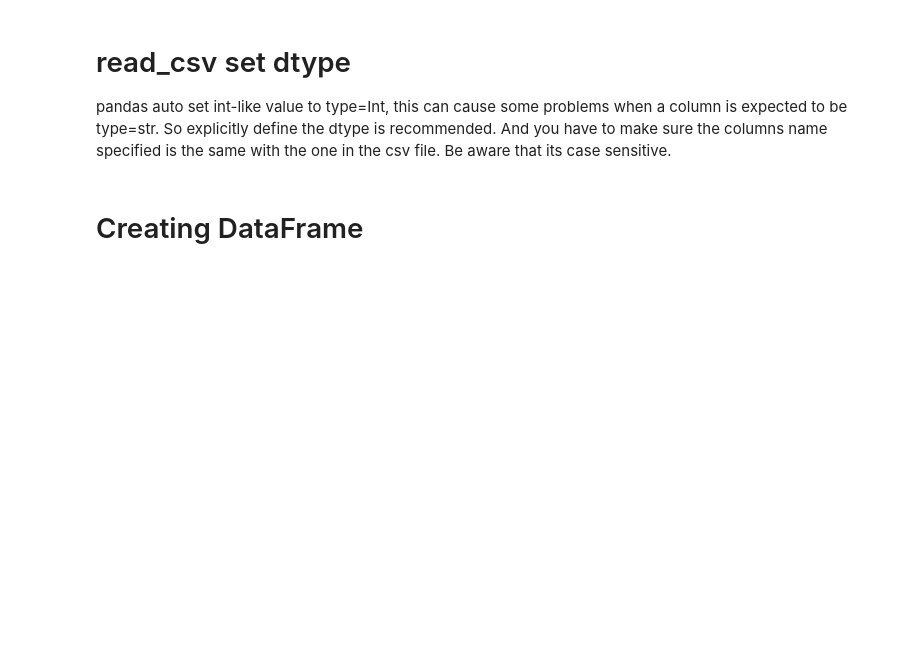
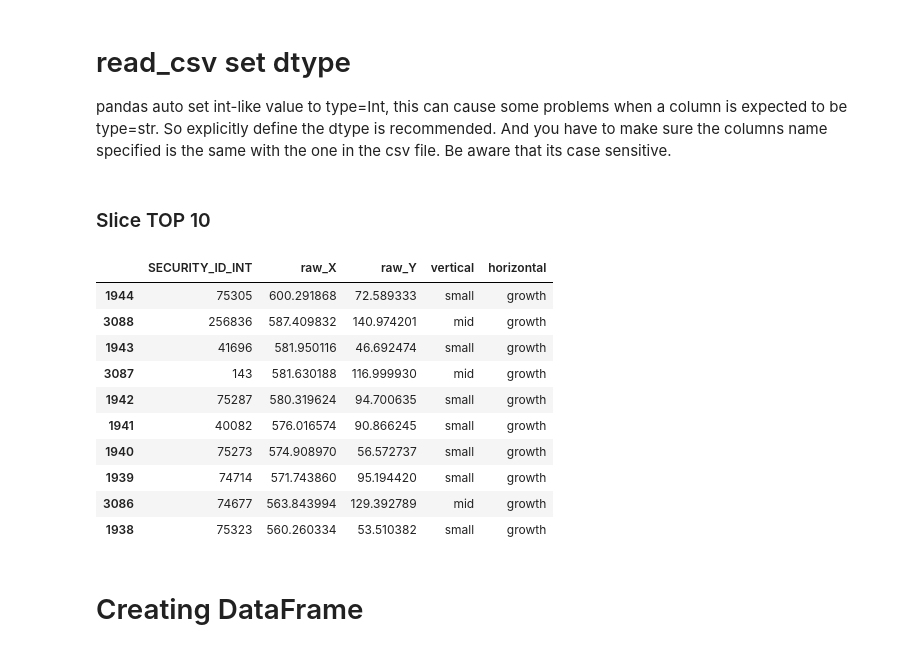
Before and after one commit to Sugeei/python-practice, a Jupyter notebook: jupyter_notebook/pandas_advance.ipynb, the cells around one changed output. Drawn from its saved outputs; the diff is of its cells as text; code cells hidden in the pictures; blank space fills up the shorter version.

```diff
--- a/jupyter_notebook/pandas_advance.ipynb
+++ b/jupyter_notebook/pandas_advance.ipynb
@@ -24,6 +24,22 @@ pandas auto set int-like value to type=Int, this can cause some problems when a
 So explicitly define the dtype is recommended.
 And you have to make sure the columns name specified is the same with the one in the csv file. Be aware that its case sensitive.
 # %%
-df = pd.read_csv('research-dev.csv', dtype={"STOCK_CODE": str})
+df = pd.read_csv('data_morning_start_style.csv', dtype={"STOCK_CODE": str})
+# %% [markdown]
+### Slice TOP 10
+# %%
+df.sort_values('raw_X',ascending=False)[:10]
+# %% [output]
+|  | SECURITY_ID_INT | raw_X | raw_Y | vertical | horizontal |
+| 1944 | 75305 | 600.291868 | 72.589333 | small | growth |
+| 3088 | 256836 | 587.409832 | 140.974201 | mid | growth |
+| 1943 | 41696 | 581.950116 | 46.692474 | small | growth |
+| 3087 | 143 | 581.630188 | 116.999930 | mid | growth |
+| 1942 | 75287 | 580.319624 | 94.700635 | small | growth |
+| 1941 | 40082 | 576.016574 | 90.866245 | small | growth |
+| 1940 | 75273 | 574.908970 | 56.572737 | small | growth |
+| 1939 | 74714 | 571.743860 | 95.194420 | small | growth |
+| 3086 | 74677 | 563.843994 | 129.392789 | mid | growth |
+| 1938 | 75323 | 560.260334 | 53.510382 | small | growth |
 # %% [markdown]
 # Creating DataFrame
```
Also changed, not shown: parts of 27 cells of this notebook, 11 other files.
